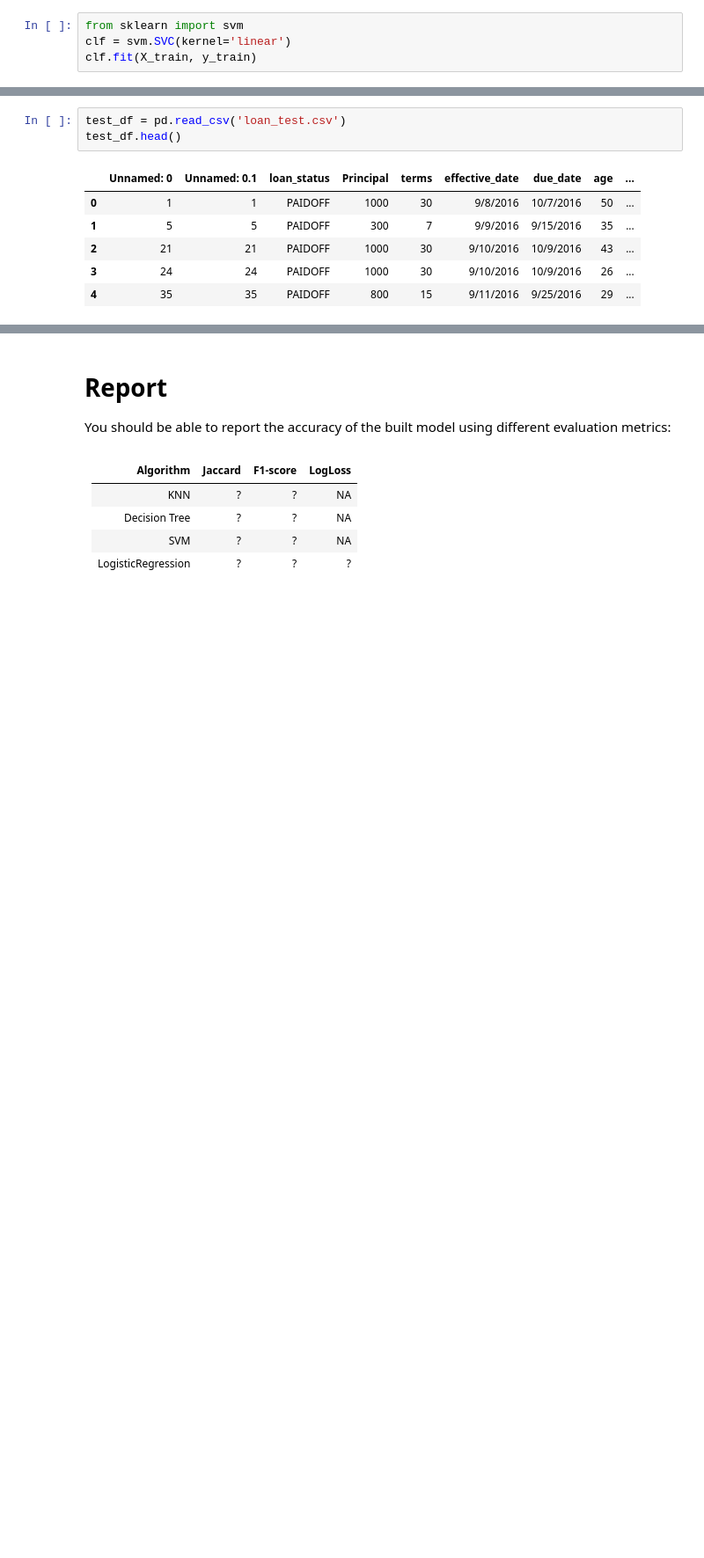
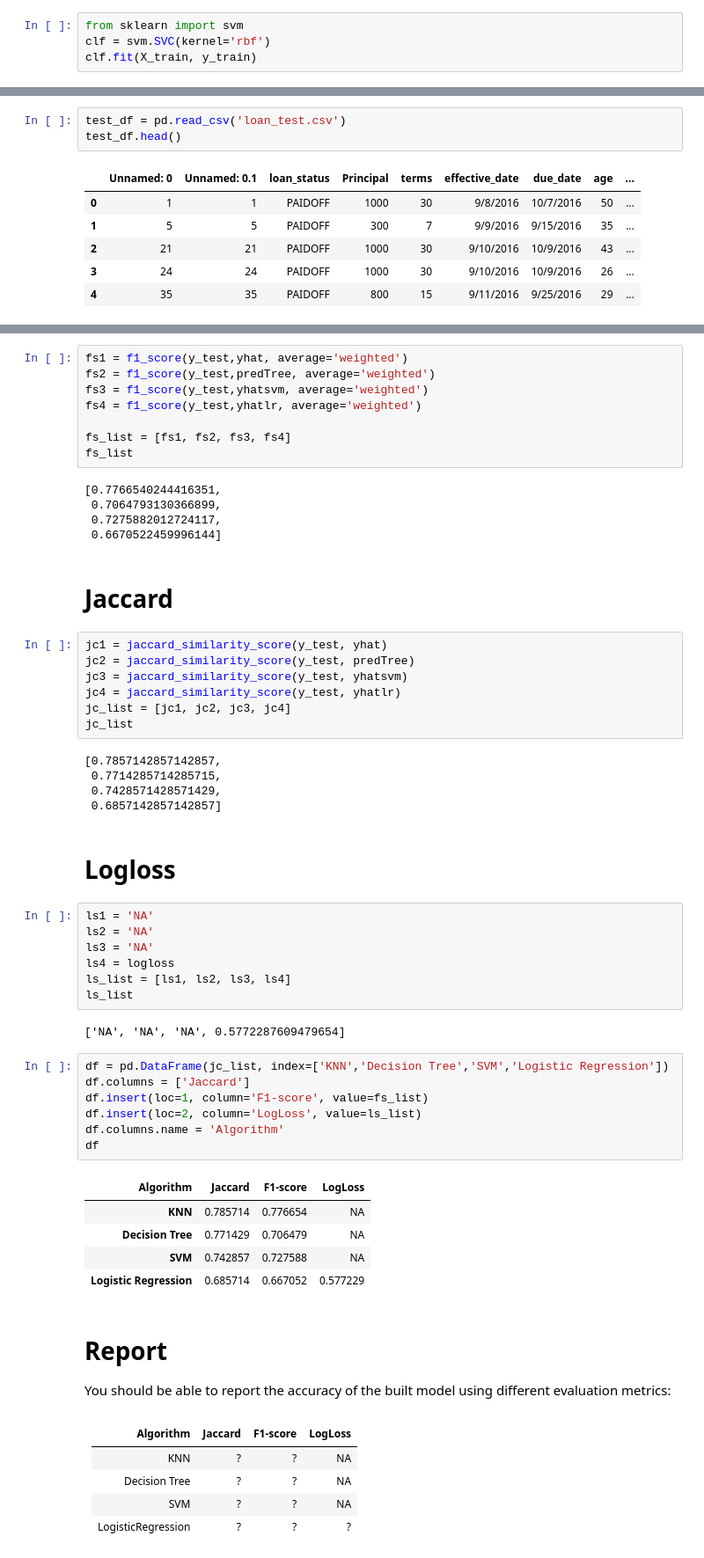
Before and after one commit to pullguard/capstone-project-data-science, a Jupyter notebook: Capstone Project IBM Data Science.ipynb, the cells around one changed output, grey strips where cells are left out. Shown: that part at 88% size. Drawn from its saved outputs; the diff is of its cells as text; blank space fills up the shorter version.

```diff
--- a/Capstone Project IBM Data Science.ipynb
+++ b/Capstone Project IBM Data Science.ipynb
@@ -400,7 +380,7 @@ Jaccard Score: 0.74038
 # Support Vector Machine
 # %%
 from sklearn import svm
-clf = svm.SVC(kernel='linear')
+clf = svm.SVC(kernel='rbf')
 clf.fit(X_train, y_train)
 # %% [output]
 SVC(C=1.0, cache_size=200, class_weight=None, coef0=0.0,
@@ -517,3 +496,54 @@ Linear Regression Log-loss : 0.57622
+# %%
+fs1 = f1_score(y_test,yhat, average='weighted')
+fs2 = f1_score(y_test,predTree, average='weighted')
+fs3 = f1_score(y_test,yhatsvm, average='weighted')
+fs4 = f1_score(y_test,yhatlr, average='weighted')
+
+fs_list = [fs1, fs2, fs3, fs4]
+fs_list
+# %% [output]
+[0.7766540244416351,
+ 0.7064793130366899,
+ 0.7275882012724117,
+ 0.6670522459996144]
+# %% [markdown]
+# Jaccard
+# %%
+jc1 = jaccard_similarity_score(y_test, yhat)
+jc2 = jaccard_similarity_score(y_test, predTree)
+jc3 = jaccard_similarity_score(y_test, yhatsvm)
+jc4 = jaccard_similarity_score(y_test, yhatlr)
+jc_list = [jc1, jc2, jc3, jc4]
+jc_list
+# %% [output]
+[0.7857142857142857,
+ 0.7714285714285715,
+ 0.7428571428571429,
+ 0.6857142857142857]
+# %% [markdown]
+# Logloss
+# %%
+ls1 = 'NA'
+ls2 = 'NA'
+ls3 = 'NA'
+ls4 = logloss
+ls_list = [ls1, ls2, ls3, ls4]
+ls_list
+# %% [output]
+['NA', 'NA', 'NA', 0.5772287609479654]
+# %%
+df = pd.DataFrame(jc_list, index=['KNN','Decision Tree','SVM','Logistic Regression'])
+df.columns = ['Jaccard']
+df.insert(loc=1, column='F1-score', value=fs_list)
+df.insert(loc=2, column='LogLoss', value=ls_list)
+df.columns.name = 'Algorithm'
+df
+# %% [output]
+| Algorithm | Jaccard | F1-score | LogLoss |
+| KNN | 0.785714 | 0.776654 | NA |
+| Decision Tree | 0.771429 | 0.706479 | NA |
+| SVM | 0.742857 | 0.727588 | NA |
+| Logistic Regression | 0.685714 | 0.667052 | 0.577229 |
 # %% [markdown]
 # Report
 You should be able to report the accuracy of the built model using different evaluation metrics:
```
Also changed, not shown: parts of 25 cells of this notebook.
